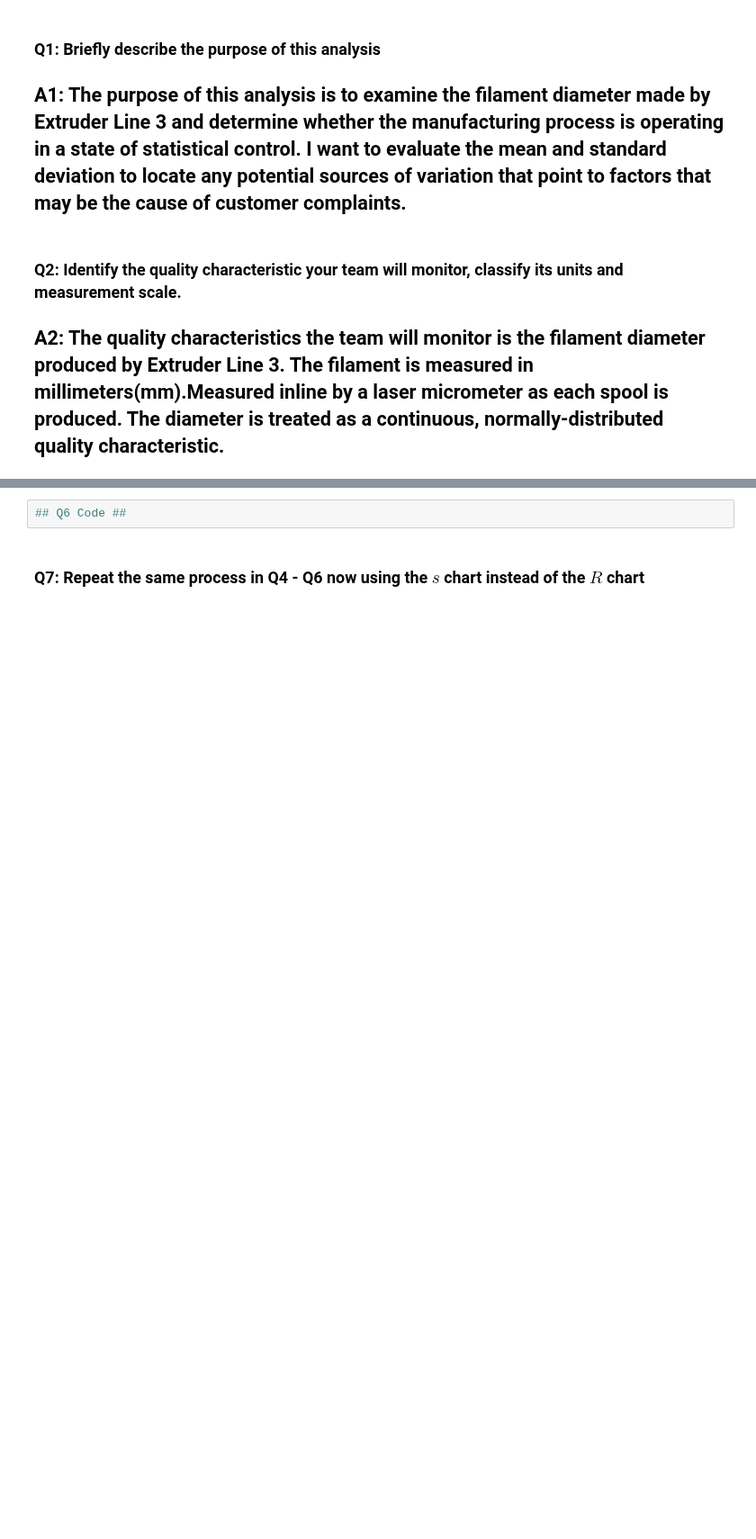
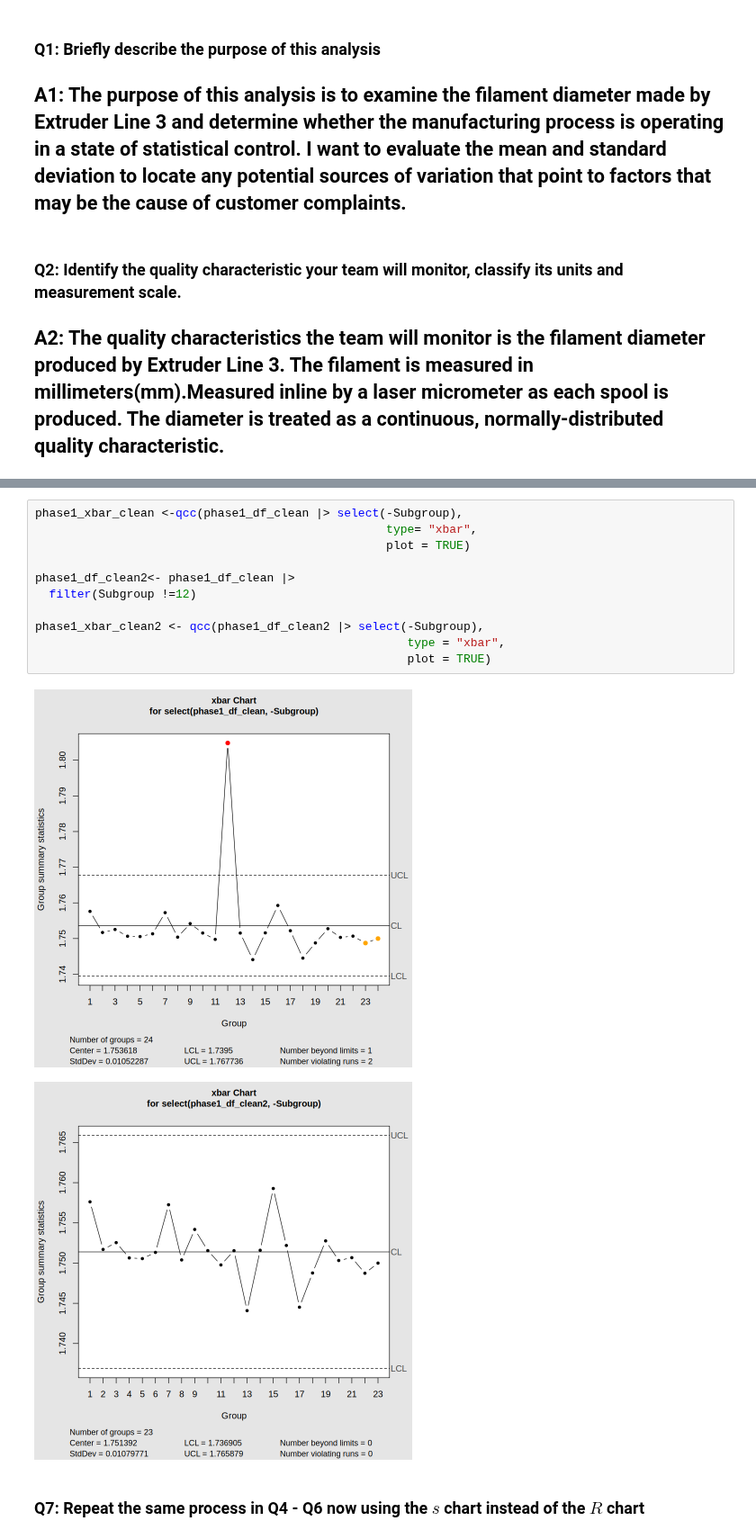
Before and after one commit to garrettspringsted/STAT-7110-Quality-Control, a Jupyter notebook: Assignments/HW1/STAT-7110-HW1.ipynb, the cells around one changed output, grey strips where cells are left out. Shown at 90% size. Cells and saved outputs as stored; diff of their text form; blank space fills up the shorter version.

```diff
--- a/Assignments/HW1/STAT-7110-HW1.ipynb
+++ b/Assignments/HW1/STAT-7110-HW1.ipynb
@@ -93,5 +154,17 @@ list.files()
 # %%
-## Q6 Code ##
+phase1_xbar_clean <-qcc(phase1_df_clean |> select(-Subgroup),
+                                                  type= "xbar",
+                                                  plot = TRUE)
+
+phase1_df_clean2<- phase1_df_clean |>
+  filter(Subgroup !=12)
+
+phase1_xbar_clean2 <- qcc(phase1_df_clean2 |> select(-Subgroup),
+                                                     type = "xbar",
+                                                     plot = TRUE)
+# %% [output]
+[figure, added]
+[figure, added]
 # %% [markdown]
 ### Q7: Repeat the same process in Q4 - Q6 now using the $s$ chart instead of the $R$ chart
 # %%
```
Also changed, not shown: parts of 6 cells of this notebook.
